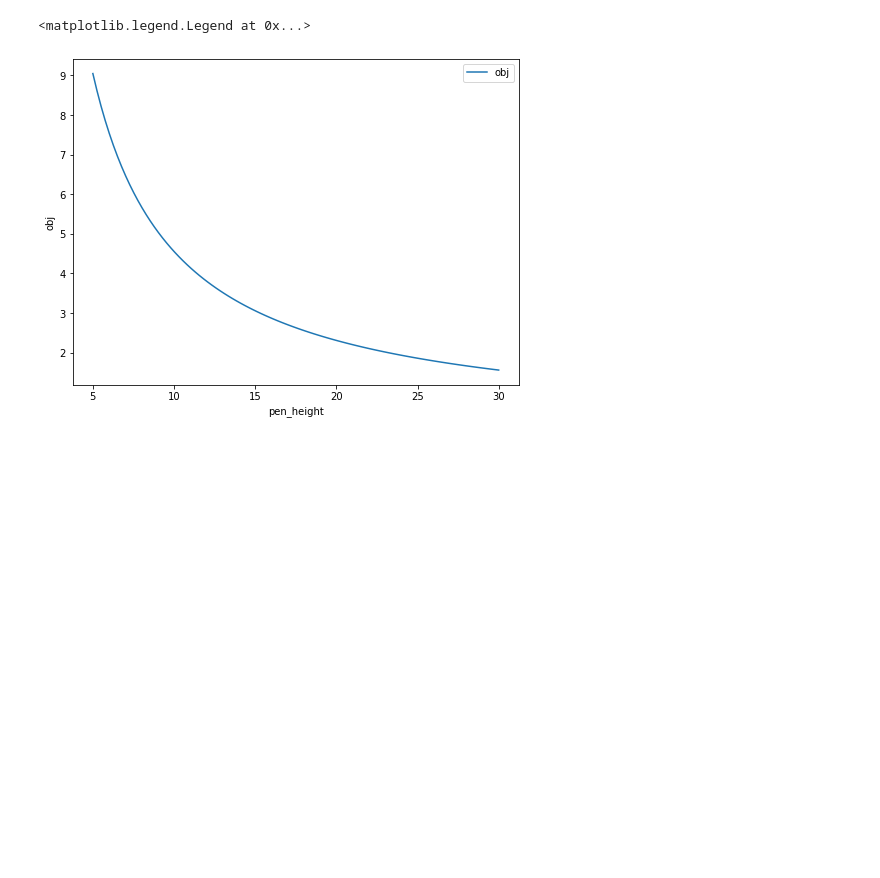
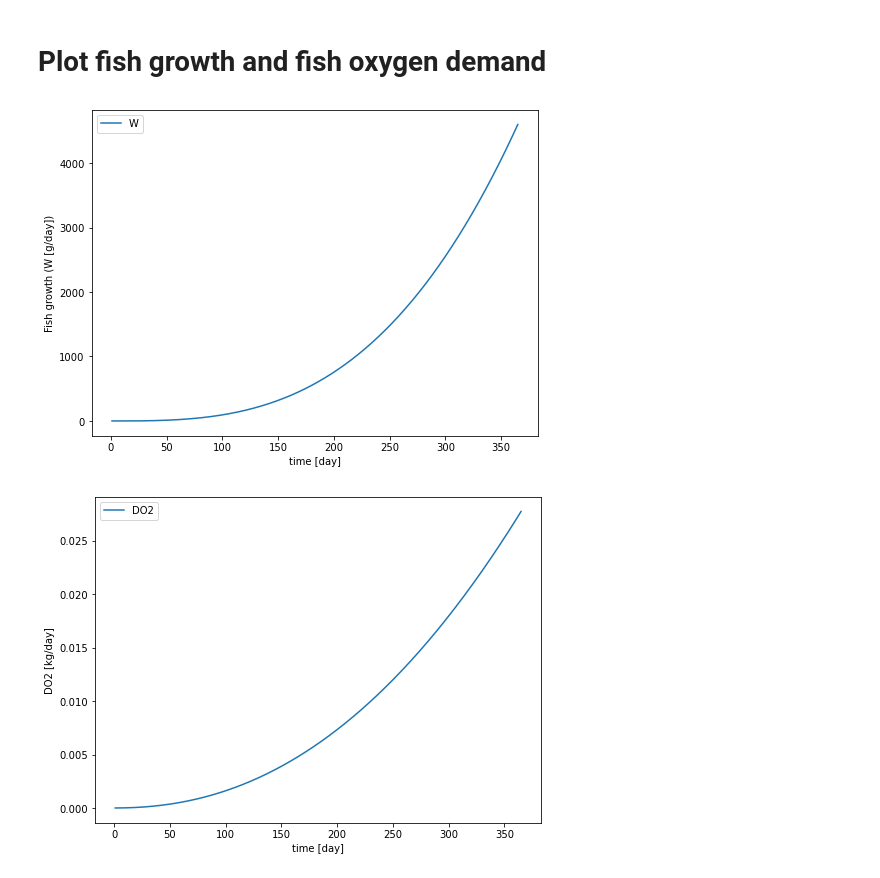
Before and after one commit to symbiotic-engineering/Aquaculture, a Jupyter notebook: run_sim.ipynb, the cells around one changed output. Saved outputs shown, nothing was run; the diff lists cells and outputs as text; code cells hidden in the pictures; blank space fills up the shorter version.

```diff
--- a/run_sim.ipynb
+++ b/run_sim.ipynb
@@ -82,19 +95,8 @@ DO2_p -0.005391688386065286 DO2_f -0.032033490955979675 DO2_c 0.0022012036610533
-# %%
-from matplotlib import pyplot as plt
-idx = 2
-a = np.linspace(x0_bnds[idx][0],x0_bnds[idx][1],100)
-x0_tmp = x0
-y_values = np.zeros(len(a))
-x_name = ['x_wec','x_pen']
-for i in range(len(a)):
-    x0_tmp[idx] = a[i]
-    y_values[i] = modules.obj(x0_tmp,x_name, p)
-
-fig, ax = plt.subplots(figsize=(8,6))
-ax.plot(a, y_values, label='obj')
-#ax.axvline(10, label='Your start value', color='g', ls='--')
-ax.set(xlabel=x_list[idx], ylabel='obj');
-ax.legend()
-# %% [output]
-<matplotlib.legend.Legend at 0x...>
-[figure, removed]
+# %% [markdown]
+# Plot fish growth and fish oxygen demand
+# %%
+x_opt = res[opt_idx].x
+modules.plot_variable(x_opt, x_name, p)
+# %% [output]
+[figure, added]
+[figure, added]
```
Also changed, not shown: parts of 7 cells of this notebook, 3 other files.
